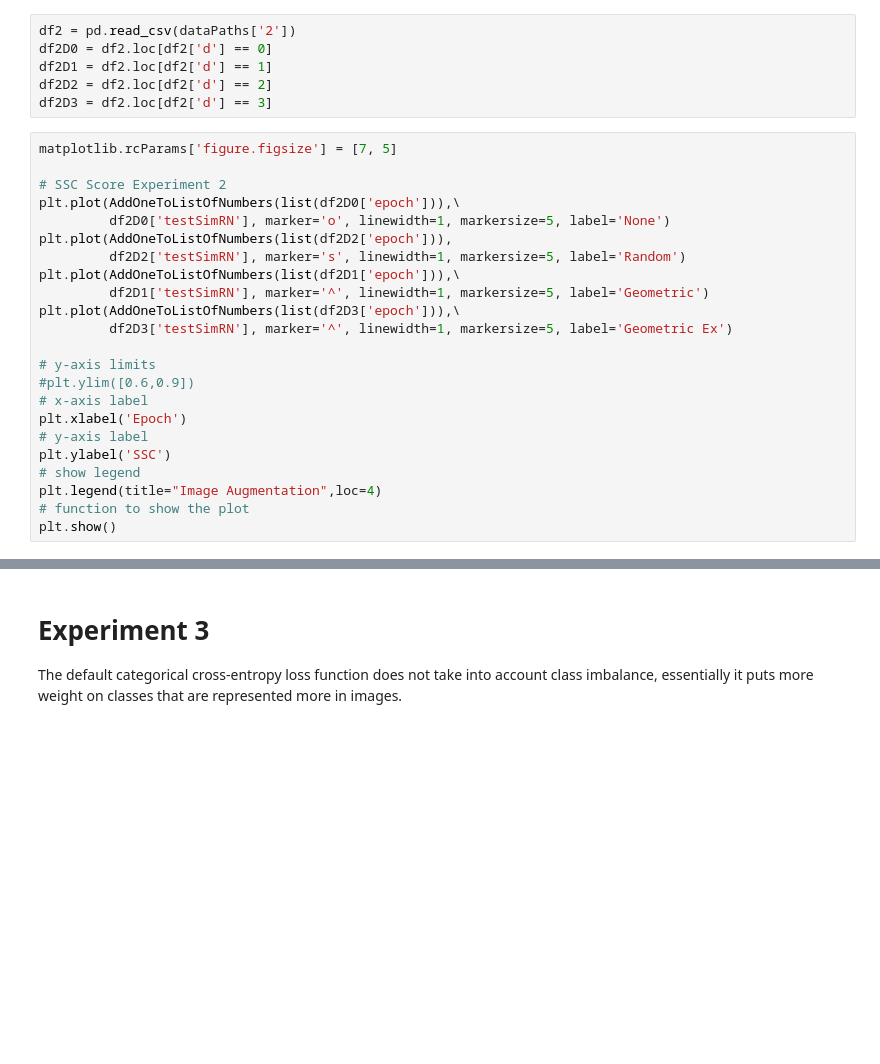
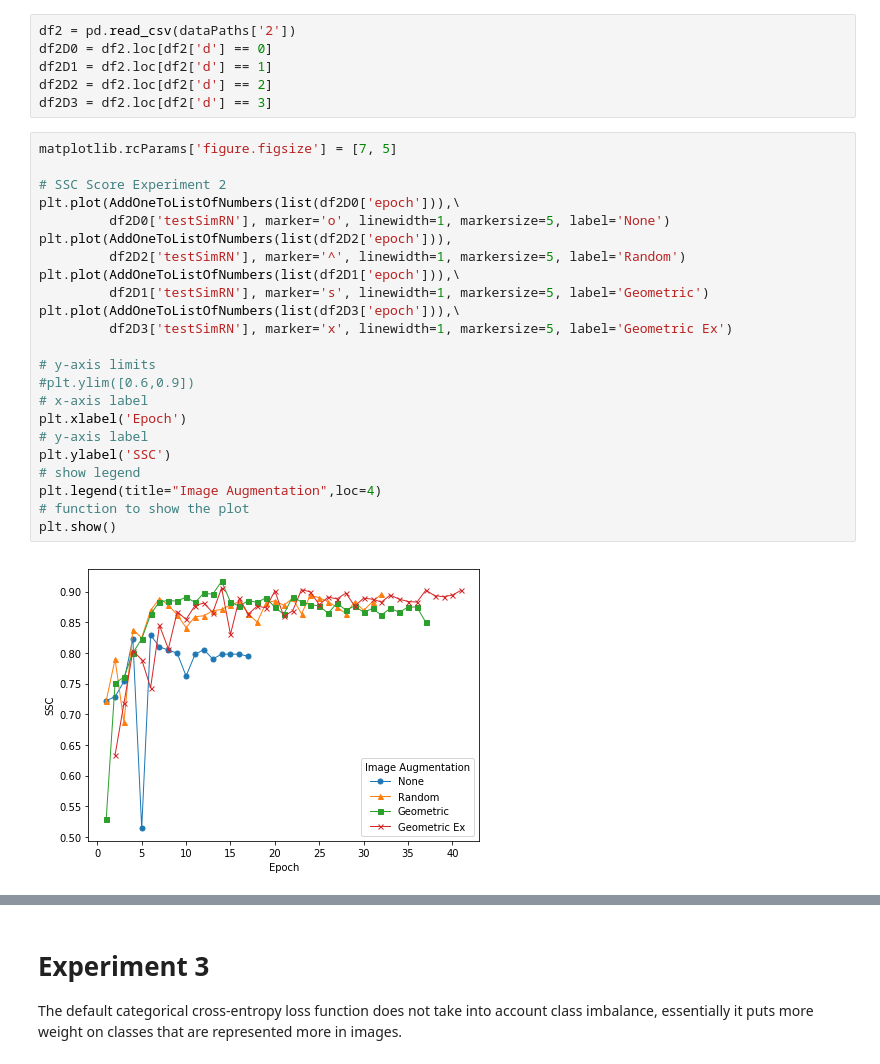
Before and after one commit to thezaza101/Meal-Compliance-Project, a Jupyter notebook: Analysis/ExprimentAnalysis.ipynb, the cells around one changed output, grey strips where cells are left out. Saved outputs shown, nothing was run; the diff lists cells and outputs as text; blank space fills up the shorter version.

```diff
--- a/Analysis/ExprimentAnalysis.ipynb
+++ b/Analysis/ExprimentAnalysis.ipynb
@@ -99,26 +107,28 @@ df2D3 = df2.loc[df2['d'] == 3]
 # %%
 matplotlib.rcParams['figure.figsize'] = [7, 5]
 
 # SSC Score Experiment 2
 plt.plot(AddOneToListOfNumbers(list(df2D0['epoch'])),\
          df2D0['testSimRN'], marker='o', linewidth=1, markersize=5, label='None')
 plt.plot(AddOneToListOfNumbers(list(df2D2['epoch'])),
-         df2D2['testSimRN'], marker='s', linewidth=1, markersize=5, label='Random')
+         df2D2['testSimRN'], marker='^', linewidth=1, markersize=5, label='Random')
 plt.plot(AddOneToListOfNumbers(list(df2D1['epoch'])),\
-         df2D1['testSimRN'], marker='^', linewidth=1, markersize=5, label='Geometric')
+         df2D1['testSimRN'], marker='s', linewidth=1, markersize=5, label='Geometric')
 plt.plot(AddOneToListOfNumbers(list(df2D3['epoch'])),\
-         df2D3['testSimRN'], marker='^', linewidth=1, markersize=5, label='Geometric Ex')
+         df2D3['testSimRN'], marker='x', linewidth=1, markersize=5, label='Geometric Ex')
 
 # y-axis limits
 #plt.ylim([0.6,0.9])
 # x-axis label
 plt.xlabel('Epoch')
 # y-axis label
 plt.ylabel('SSC')
 # show legend
 plt.legend(title="Image Augmentation",loc=4)
 # function to show the plot
 plt.show()
+# %% [output]
+[figure, added]
 # %%
 matplotlib.rcParams['figure.figsize'] = [7, 5]
 
```
Also changed, not shown: parts of 13 cells of this notebook, 1 other file.
